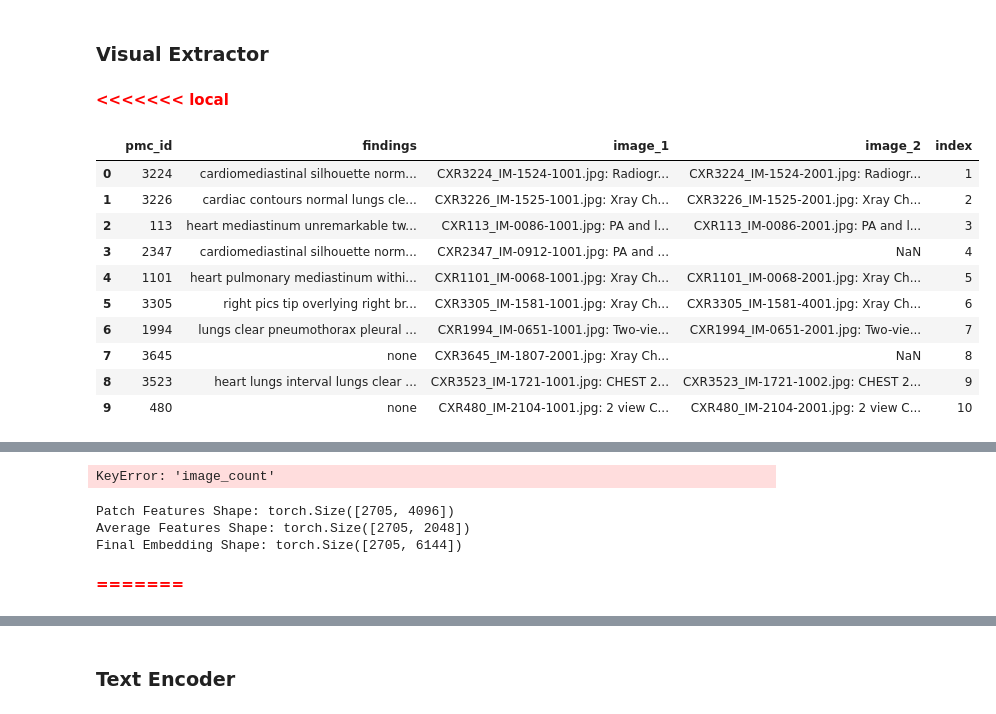
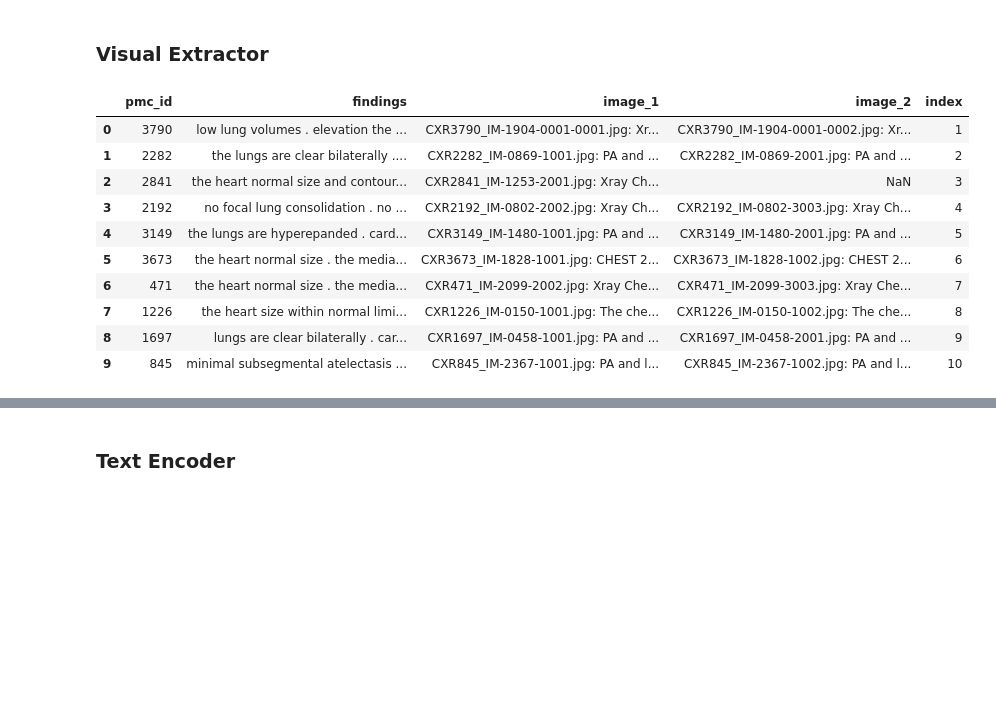
Before and after one commit to RaginiMehta/CS550_ASMT_MRSMK, a Jupyter notebook: MRSMK.ipynb, the cells around one changed output, grey strips where cells are left out. Saved outputs shown, nothing was run; the diff lists cells and outputs as text; code cells hidden in the pictures; blank space fills up the shorter version.

Commit message:
training and testing code updated

```diff
--- a/MRSMK.ipynb
+++ b/MRSMK.ipynb
@@ -1145,8 +978,6 @@ def load_preprocessed_texts(text_list, tokenizer, batch_size=32, max_length=512)
 ## **Model Implementation**
 # %% [markdown]
 ### **Visual Extractor**
-# %% [markdown]
-<span style="color:red"><b><<<<<<< local</b></span>
 # %%
 import os
 import torch
@@ -1156,10 +987,16 @@ from PIL import Image
 import pandas as pd
 import torch.optim as optim
 
+output_directory="./datasets/iu_xray/output/"
 # Define paths for saving features
-patch_feats_file = os.path.join(output_directory, 'patch_feats.pt')
-avg_feats_file = os.path.join(output_directory, 'avg_feats.pt')
-final_embeddings_file = os.path.join(output_directory, 'final_embeddings.pt')
+patch_feats_file = os.path.join(output_directory, 'final_test_patch_feats.pt')
+avg_feats_file = os.path.join(output_directory, 'final_test_avg_feats.pt')
+final_embeddings_file = os.path.join(output_directory, 'final_test_final_embeddings.pt')
+# iu_xray_images_preprocessed="/kaggle/working/extracted_images/images_preprocessed"
+# # Define paths for saving features
+# patch_feats_file = os.path.join(output_directory, 'patch_feats.pt')
+# avg_feats_file = os.path.join(output_directory, 'avg_feats.pt')
+# final_embeddings_file = os.path.join(output_directory, 'final_embeddings.pt')
 
 # Define the transform for image preprocessing
 transform = transforms.Compose([
@@ -1181,7 +1018,7 @@ class VisualExtractor(nn.Module):
 
         # Average pooling and a fully connected layer to transform the features
         self.avg_pool = nn.AdaptiveAvgPool2d((1, 1))
-        self.fc_layer = nn.Linear(model.fc.in_features, 2048)
+        self.fc_layer = nn.Linear(model.fc.in_features, 512)
 
     def forward(self, x):
         x = self.model(x)
@@ -1192,16 +1029,22 @@ class VisualExtractor(nn.Module):
 # Load images function that handles the new DataFrame structure
 def load_images(report_row, img_folder):
     images = []
-    for i in range(1, 3):  # image_1 and image_2
-        img_filename = report_row[f'image_{i}'].split('.')[0] + '.png'  # Replace with .png
-        img_path = os.path.join(img_folder, img_filename)
+    for i in range(1, 3):  # For image_1 and image_2
+        img_value = report_row[f'image_{i}']
 
-        # Check if the image file exists before attempting to open it
-        if os.path.exists(img_path):
-            img = Image.open(img_path).convert("RGB")
-            images.append(transform(img))
+        # Check if img_value is a string before splitting
+        if isinstance(img_value, str):
+            img_filename = img_value.split('.')[0] + '.png'  # Replace with .png
+            img_path = os.path.join(img_folder, img_filename)
+
+            # Check if the image file exists before attempting to open it
+            if os.path.exists(img_path):
+                img = Image.open(img_path).convert("RGB")
+                images.append(transform(img))
+            else:
+                print(f"Warning: Image file not found: {img_path}")  # Warning if file not found
         else:
-            print(f"Warning: Image file not found: {img_path}")  # Warning if file not found
+            print(f"Warning: Missing or invalid image reference in {f'image_{i}'} column.")
 
     # If only one image was loaded, duplicate it
     if len(images) == 1:
@@ -1263,46 +1106,50 @@ def load_features(file_path):
 def save_features(file_path, features):
     torch.save(features, file_path)
 
-# Load data
-report_data_path = os.path.join(output_directory, 'filtered_train_data.csv')
+# # Load data
+# report_data_path = os.path.join(output_directory, 'filtered_train_data.csv')
+# iu_xray_reports_df = pd.read_csv(report_data_path)
+# display(iu_xray_reports_df.head(10))
+# # Load data
+report_data_path =  os.path.join(output_directory, "final_filtered_test_data.csv")
 iu_xray_reports_df = pd.read_csv(report_data_path)
 display(iu_xray_reports_df.head(10))
 
 # Check if features are already saved; if not, extract and save them
 if not os.path.exists(patch_feats_file) and os.path.exists(avg_feats_file) and os.path.exists(final_embeddings_file):
     print("All features are already precomputed and will be loaded.")
     patch_feats = load_features(patch_feats_file)
     avg_feats = load_features(avg_feats_file)
     final_embeddings = load_features(final_embeddings_file)
 else:
     print("Extracting features since they are not precomputed...")
 
     # Set the model to training mode
     visual_extractor.train()
 
     patch_feats, avg_feats, final_embeddings = extract_features(iu_xray_reports_df)
-    patch_feats = patch_feats.squeeze(1)  # Shape: (num_reports, 4096)
-    avg_feats = avg_feats.squeeze(1)      # Shape: (num_reports, 2048)
-    final_embeddings = final_embeddings.squeeze(1)  # Shape: (num_reports, 6144)
+    patch_feats = patch_feats.squeeze(1)
+    avg_feats = avg_feats.squeeze(1)
+    final_embeddings = final_embeddings.squeeze(1)
 
     save_features(patch_feats_file, patch_feats)
     save_features(avg_feats_file, avg_feats)
     save_features(final_embeddings_file, final_embeddings)
 
 # Displaying the shapes of the feature dataframes
 print("Patch Features Shape:", patch_feats.shape)
 print("Average Features Shape:", avg_feats.shape)
 print("Final Embedding Shape:", final_embeddings.shape)
 # %% [output]
 |  | pmc_id | findings | image_1 | image_2 | index |
-| 0 | 3224 | cardiomediastinal silhouette norm... | CXR3224_IM-1524-1001.jpg: Radiogr... | CXR3224_IM-1524-2001.jpg: Radiogr... | 1 |
-| 1 | 3226 | cardiac contours normal lungs cle... | CXR3226_IM-1525-1001.jpg: Xray Ch... | CXR3226_IM-1525-2001.jpg: Xray Ch... | 2 |
-| 2 | 113 | heart mediastinum unremarkable tw... | CXR113_IM-0086-1001.jpg: PA and l... | CXR113_IM-0086-2001.jpg: PA and l... | 3 |
-| 3 | 2347 | cardiomediastinal silhouette norm... | CXR2347_IM-0912-1001.jpg: PA and ... | NaN | 4 |
-| 4 | 1101 | heart pulmonary mediastinum withi... | CXR1101_IM-0068-1001.jpg: Xray Ch... | CXR1101_IM-0068-2001.jpg: Xray Ch... | 5 |
-| 5 | 3305 | right pics tip overlying right br... | CXR3305_IM-1581-1001.jpg: Xray Ch... | CXR3305_IM-1581-4001.jpg: Xray Ch... | 6 |
-| 6 | 1994 | lungs clear pneumothorax pleural ... | CXR1994_IM-0651-1001.jpg: Two-vie... | CXR1994_IM-0651-2001.jpg: Two-vie... | 7 |
-| 7 | 3645 | none | CXR3645_IM-1807-2001.jpg: Xray Ch... | NaN | 8 |
-| 8 | 3523 | heart lungs interval lungs clear ... | CXR3523_IM-1721-1001.jpg: CHEST 2... | CXR3523_IM-1721-1002.jpg: CHEST 2... | 9 |
-| 9 | 480 | none | CXR480_IM-2104-1001.jpg: 2 view C... | CXR480_IM-2104-2001.jpg: 2 view C... | 10 |
+| 0 | 3790 | low lung volumes . elevation the ... | CXR3790_IM-1904-0001-0001.jpg: Xr... | CXR3790_IM-1904-0001-0002.jpg: Xr... | 1 |
+| 1 | 2282 | the lungs are clear bilaterally .... | CXR2282_IM-0869-1001.jpg: PA and ... | CXR2282_IM-0869-2001.jpg: PA and ... | 2 |
+| 2 | 2841 | the heart normal size and contour... | CXR2841_IM-1253-2001.jpg: Xray Ch... | NaN | 3 |
+| 3 | 2192 | no focal lung consolidation . no ... | CXR2192_IM-0802-2002.jpg: Xray Ch... | CXR2192_IM-0802-3003.jpg: Xray Ch... | 4 |
+| 4 | 3149 | the lungs are hyperepanded . card... | CXR3149_IM-1480-1001.jpg: PA and ... | CXR3149_IM-1480-2001.jpg: PA and ... | 5 |
+| 5 | 3673 | the heart normal size . the media... | CXR3673_IM-1828-1001.jpg: CHEST 2... | CXR3673_IM-1828-1002.jpg: CHEST 2... | 6 |
+| 6 | 471 | the heart normal size . the media... | CXR471_IM-2099-2002.jpg: Xray Che... | CXR471_IM-2099-3003.jpg: Xray Che... | 7 |
+| 7 | 1226 | the heart size within normal limi... | CXR1226_IM-0150-1001.jpg: The che... | CXR1226_IM-0150-1002.jpg: The che... | 8 |
+| 8 | 1697 | lungs are clear bilaterally . car... | CXR1697_IM-0458-1001.jpg: PA and ... | CXR1697_IM-0458-2001.jpg: PA and ... | 9 |
+| 9 | 845 | minimal subsegmental atelectasis ... | CXR845_IM-2367-1001.jpg: PA and l... | CXR845_IM-2367-1002.jpg: PA and l... | 10 |
 Extracting features since they are not precomputed...
@@ -1309,4 +1172,3 @@ Extracting features since they are not precomputed...
-KeyError: 'image_count'
 # %%
 patch_feats = patch_feats.squeeze(1)  # Shape: (3851, 4096)
 avg_feats = avg_feats.squeeze(1)      # Shape: (3851, 2048)
@@ -1345,9 +1207,3 @@ def print_tensor_shapes():
 
 # Call the function to print shapes
 print_tensor_shapes()
-# %% [output]
-Patch Features Shape: torch.Size([2705, 4096])
-Average Features Shape: torch.Size([2705, 2048])
-Final Embedding Shape: torch.Size([2705, 6144])
-# %% [markdown]
-<span style="color:red"><b>=======</b></span>
```
Also changed, not shown: parts of 49 cells of this notebook, 9 other files.
